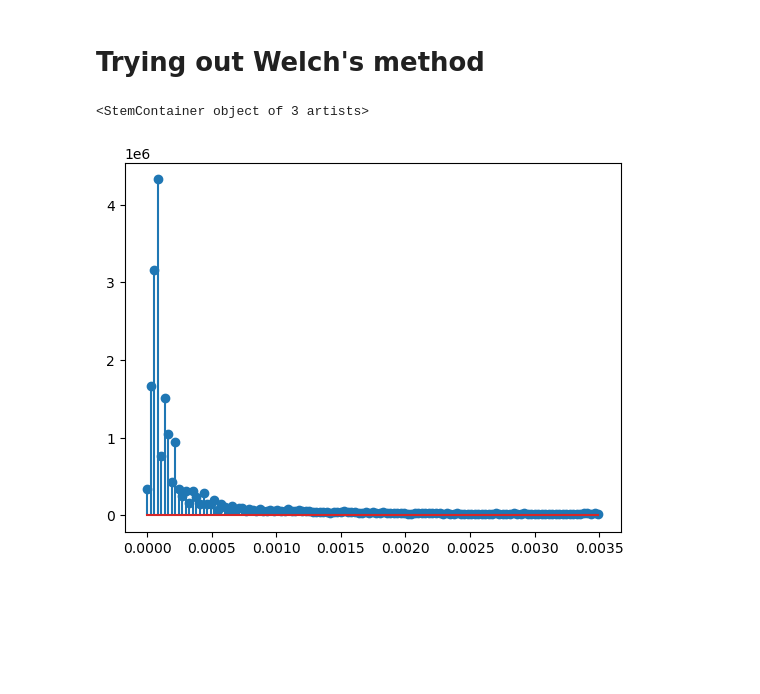
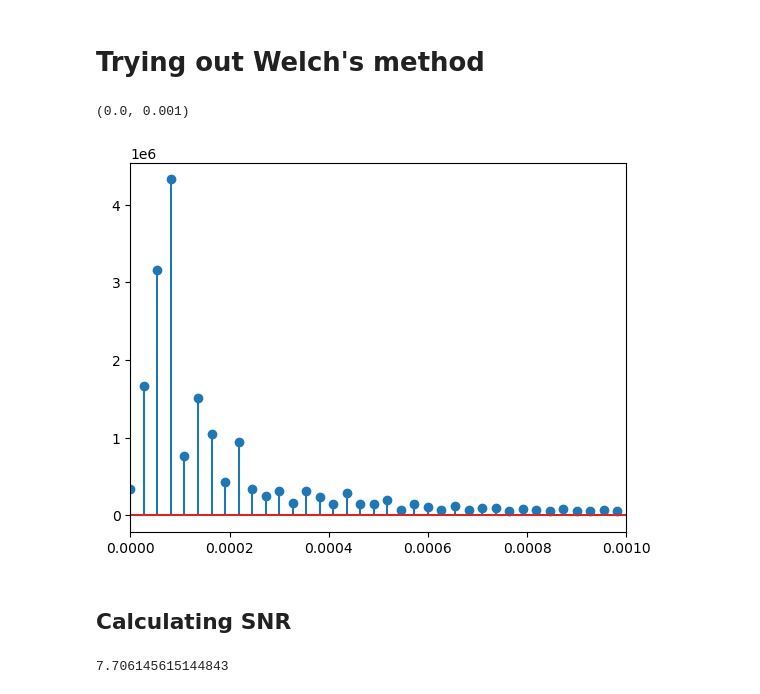
Before and after one commit to zilverband/gasSommar2, a Jupyter notebook: lp_filter_test.ipynb, the cells around one changed output. Cells and saved outputs as stored; diff of their text form; code cells hidden in the pictures; blank space fills up the shorter version.

```diff
--- a/lp_filter_test.ipynb
+++ b/lp_filter_test.ipynb
@@ -77,8 +80,19 @@ plt.legend()
 # %%
 from scipy.signal import welch
 
 f, psd = welch(array, fs, window='hamming', nperseg=256, noverlap=128)
 plt.stem(f*2*np.pi,psd)
+plt.xlim(0,0.001)
+
+# Noise is a bit clearer to see at around 0.0003 rad/s
 # %% [output]
-<StemContainer object of 3 artists>
+(0.0, 0.001)
-[figure, old version]
+[figure, new version]
+# %% [markdown]
+## Calculating SNR
+# %%
+noise = array - yf
+snr = 10*np.log10(np.sum(yf**2)/np.sum(noise**2))
+print(snr)
+# %% [output]
+7.706145615144843
```
Also changed, not shown: parts of 6 cells of this notebook, 1 other file.
